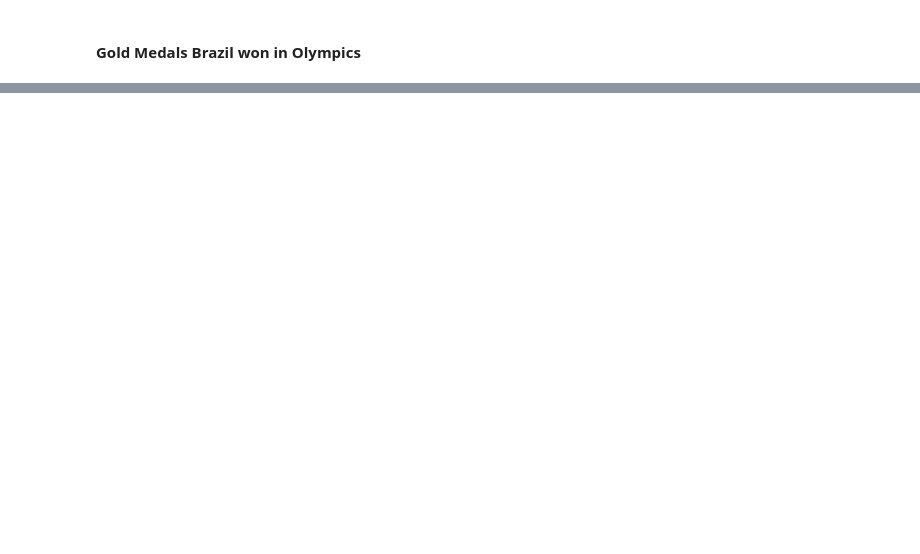
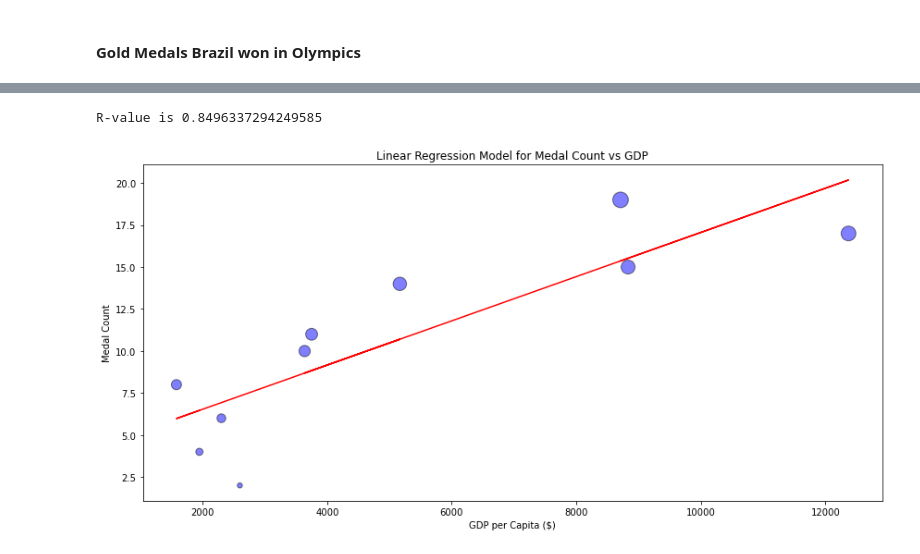
Before and after one commit to Trevor-Velez/project-1, a Jupyter notebook: GalynaM/BRA_medals.ipynb, the cells around one changed output, grey strips where cells are left out. Saved outputs shown, nothing was run; the diff lists cells and outputs as text; code cells hidden in the pictures; blank space fills up the shorter version.

```diff
--- a/GalynaM/BRA_medals.ipynb
+++ b/GalynaM/BRA_medals.ipynb
@@ -224,0 +360,26 @@ gold_plot
+# %%
+# Build linear regression model to find if there is a correlation btw Medal Count and GDP
+
+x_values = medals_GDP_df.GDPs
+y_values = medals_GDP_df.Medals
+
+(slope, intercept, rvalue, pvalue, stderr) = linregress(x_values, y_values)
+regress_values = x_values * slope + intercept
+
+# Plot linear regression with scatter plot
+plt.figure(figsize=(12,6))
+plt.scatter(x_values,y_values, marker="o", s = [v/4 for v in s], c="blue", alpha = .5, edgecolors="black")
+plt.plot(x_values,regress_values,"r-")
+
+plt.title("Linear Regression Model for Medal Count vs GDP")
+plt.xlabel("GDP per Capita ($)")
+plt.ylabel("Medal Count")
+
+print(f"R-value is {rvalue}")
+
+plt.tight_layout()
+
+fig.savefig(f"Output/Lin_regress_Medals_vs_GDP.png")
+# %% [output]
+R-value is 0.8496337294249585
+[figure, added]
```
Also changed, not shown: parts of 17 cells of this notebook, 9 other files.
